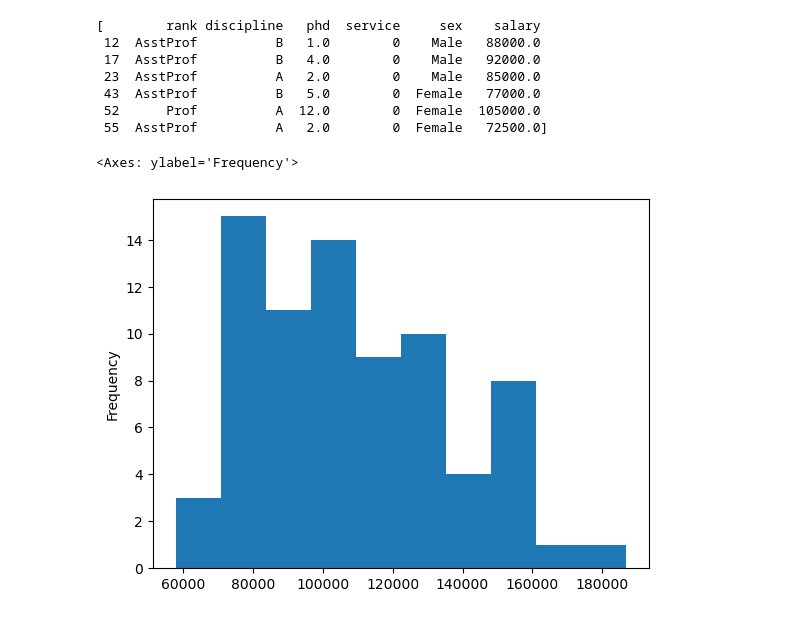
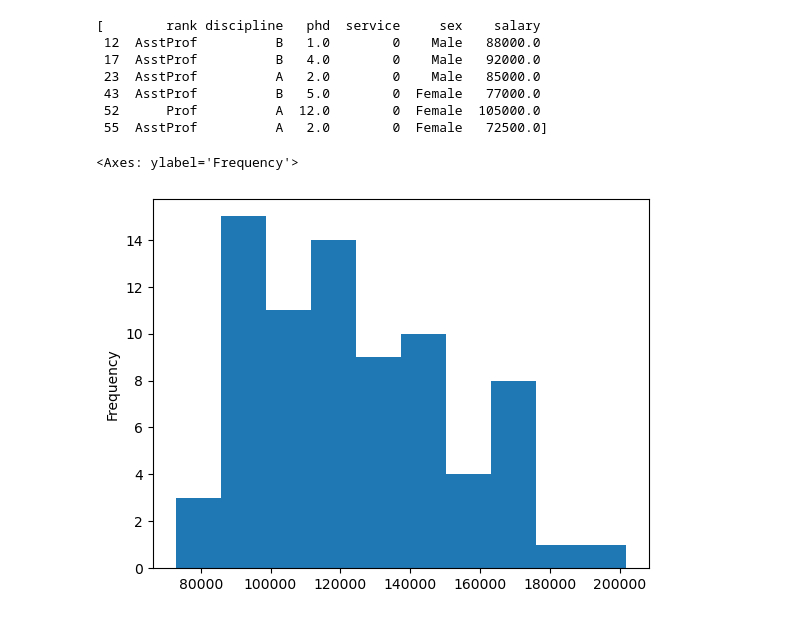
Before and after one commit to geeky-auro/TTL_CSE38, a Jupyter notebook: Assignment/Assignment-1/Assignment-4.ipynb, the cells around one changed output. Saved outputs shown, nothing was run; the diff lists cells and outputs as text; code cells hidden in the pictures.

```diff
--- a/Assignment/Assignment-1/Assignment-4.ipynb
+++ b/Assignment/Assignment-1/Assignment-4.ipynb
@@ -143,7 +143,8 @@ Name: count, dtype: int64
  55  AsstProf          A   2.0        0  Female   72500.0]
 # %%
 # Draw a histogram of the salaries divided into bin starting from 50K and increment of 15K
+df['salary']=df['salary']+15000
 df['salary'].plot.hist()
 # %% [output]
 <Axes: ylabel='Frequency'>
-[figure, old version]
+[figure, new version]
```
